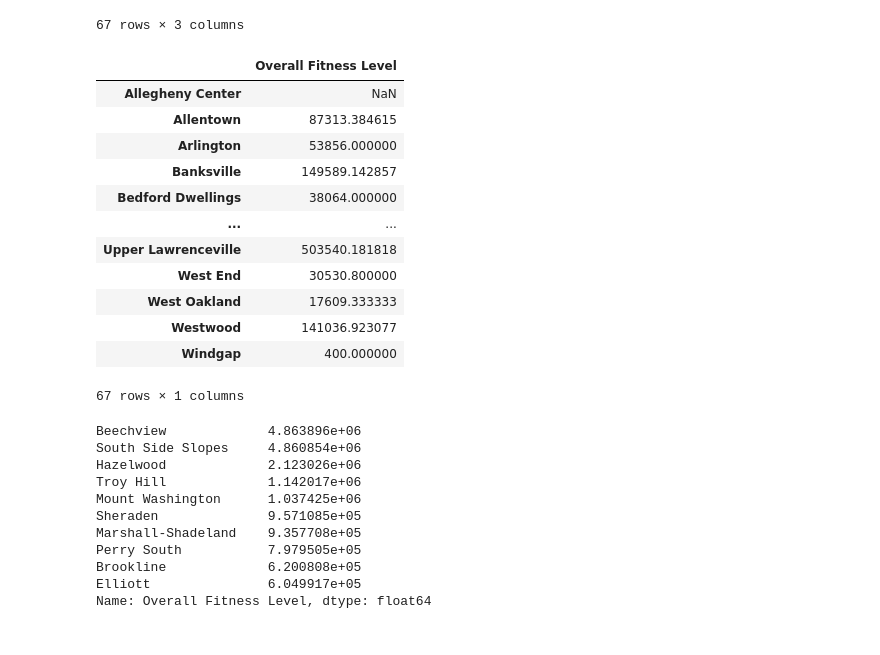
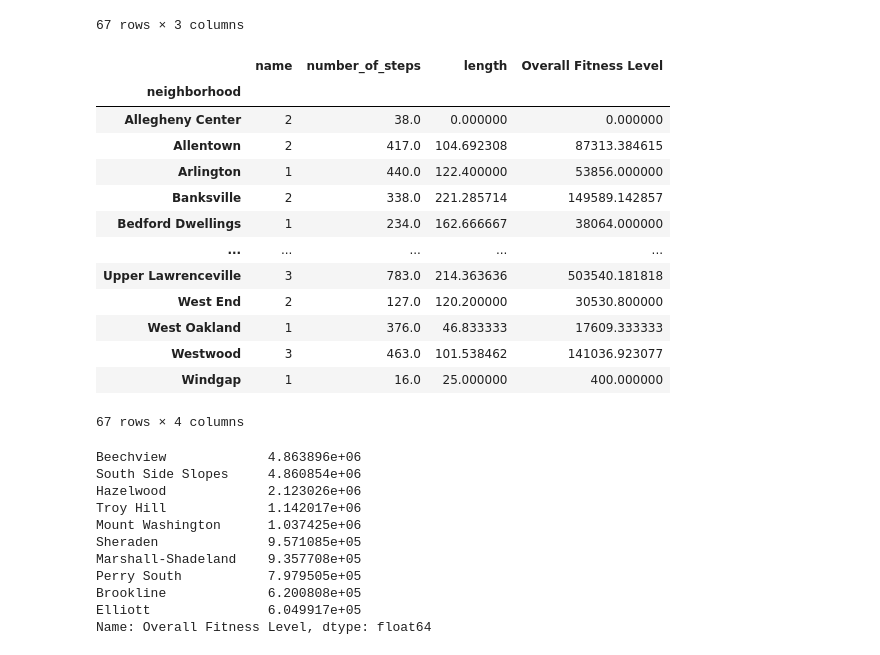
Before and after one commit to ljablunovsky/Spring-2022-CMPINF-0010-Final-Project-Notebook-, a Jupyter notebook: Combined-Final-Notebook.ipynb, the cells around one changed output. Saved outputs shown, nothing was run; the diff lists cells and outputs as text; code cells hidden in the pictures.

```diff
--- a/Combined-Final-Notebook.ipynb
+++ b/Combined-Final-Notebook.ipynb
@@ -398,31 +393,34 @@ all_fitness
 | Windgap | 1 | 16.0 | 25.000000 |
 67 rows × 3 columns
 # %%
-total_fitness = pd.Series()
+#total_fitness = pd.Series()
 #data = pd.DataFrame(data)
-for index, row in all_fitness.iterrows():
-    Num_steps = row['number_of_steps']
-    Length = row['length']
-    Num_parks = row['name']
-    total_fitness[index] = Num_steps * Length * Num_parks
+#for index, row in all_fitness.iterrows():
+    #Num_steps = row['number_of_steps']
+    #Length = row['length']
+    #Num_parks = row['name']
+    #total_fitness[index] = Num_steps * Length * Num_parks
 
-total_fitness
-total_fitness = pd.DataFrame(total_fitness,columns=['Overall Fitness Level'])
-total_fitness
+#total_fitness
+#total_fitness = pd.DataFrame(total_fitness,columns=['Overall Fitness Level'])
+#total_fitness
+all_fitness["Overall Fitness Level"] = all_fitness["name"] * all_fitness["number_of_steps"] * all_fitness["length"]
+all_fitness.fillna(0)
 # %% [output]
-|  | Overall Fitness Level |
-| Allegheny Center | NaN |
-| Allentown | 87313.384615 |
-| Arlington | 53856.000000 |
-| Banksville | 149589.142857 |
-| Bedford Dwellings | 38064.000000 |
-| ... | ... |
-| Upper Lawrenceville | 503540.181818 |
-| West End | 30530.800000 |
-| West Oakland | 17609.333333 |
-| Westwood | 141036.923077 |
-| Windgap | 400.000000 |
+|  | name | number_of_steps | length | Overall Fitness Level |
+| neighborhood |  |  |  |  |
+| Allegheny Center | 2 | 38.0 | 0.000000 | 0.000000 |
+| Allentown | 2 | 417.0 | 104.692308 | 87313.384615 |
+| Arlington | 1 | 440.0 | 122.400000 | 53856.000000 |
+| Banksville | 2 | 338.0 | 221.285714 | 149589.142857 |
+| Bedford Dwellings | 1 | 234.0 | 162.666667 | 38064.000000 |
+| ... | ... | ... | ... | ... |
+| Upper Lawrenceville | 3 | 783.0 | 214.363636 | 503540.181818 |
+| West End | 2 | 127.0 | 120.200000 | 30530.800000 |
+| West Oakland | 1 | 376.0 | 46.833333 | 17609.333333 |
+| Westwood | 3 | 463.0 | 101.538462 | 141036.923077 |
+| Windgap | 1 | 16.0 | 25.000000 | 400.000000 |
-67 rows × 1 columns
+67 rows × 4 columns
 # %%
 most_fit_neighborhoods = total_fitness['Overall Fitness Level'].nlargest(10)
 most_fit_neighborhoods
```
Also changed, not shown: parts of 5 cells of this notebook.
